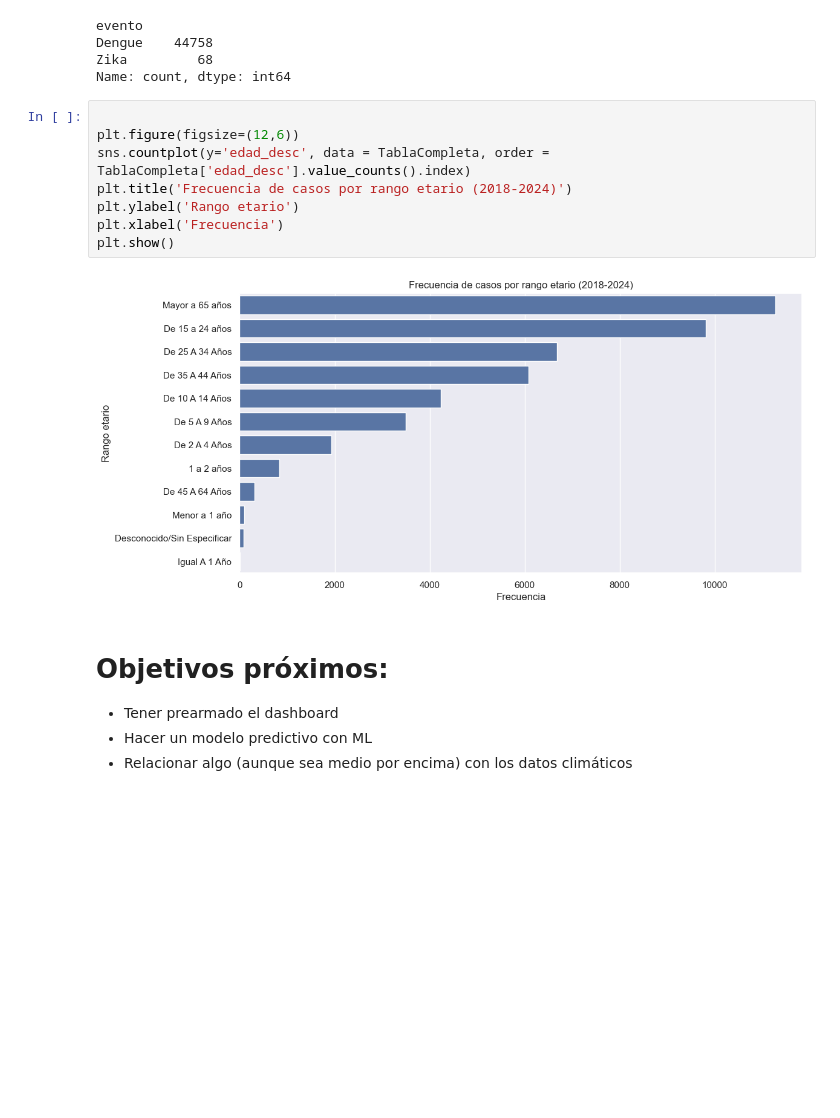
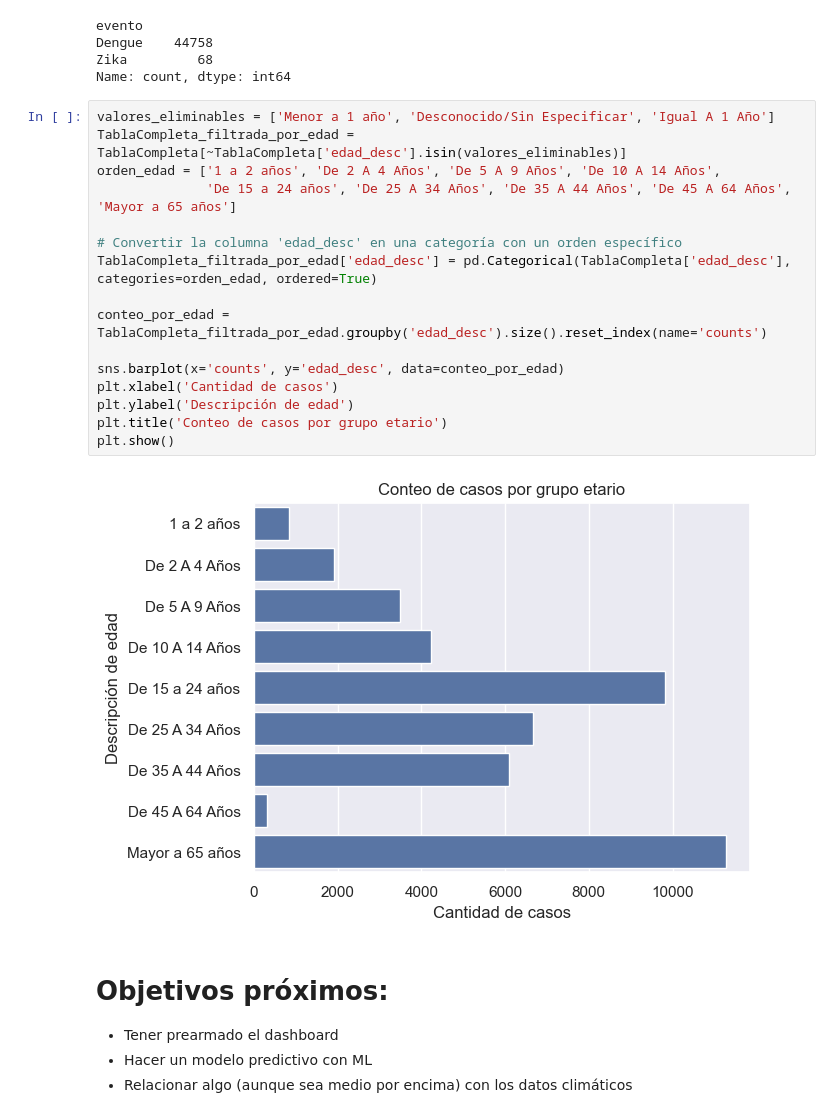
Before and after one commit to Valnir17/Dengue-y-Zika-Argentina, a Jupyter notebook: Manipulación de Tablas.ipynb, the cells around one changed output. Saved outputs shown, nothing was run; the diff lists cells and outputs as text; blank space fills up the shorter version.

Commit message:
grafico por edad

```diff
--- a/Manipulación de Tablas.ipynb
+++ b/Manipulación de Tablas.ipynb
@@ -757,16 +757,24 @@ evento
 Dengue    44758
 Zika         68
 Name: count, dtype: int64
-# %%
-
-plt.figure(figsize=(12,6))
-sns.countplot(y='edad_desc', data = TablaCompleta, order = TablaCompleta['edad_desc'].value_counts().index)
-plt.title('Frecuencia de casos por rango etario (2018-2024)')
-plt.ylabel('Rango etario')
-plt.xlabel('Frecuencia')
-plt.show()
-# %% [output]
-[figure, removed]
+# %%
+valores_eliminables = ['Menor a 1 año', 'Desconocido/Sin Especificar', 'Igual A 1 Año']
+TablaCompleta_filtrada_por_edad = TablaCompleta[~TablaCompleta['edad_desc'].isin(valores_eliminables)]
+orden_edad = ['1 a 2 años', 'De 2 A 4 Años', 'De 5 A 9 Años', 'De 10 A 14 Años',
+              'De 15 a 24 años', 'De 25 A 34 Años', 'De 35 A 44 Años', 'De 45 A 64 Años', 'Mayor a 65 años']
+
+# Convertir la columna 'edad_desc' en una categoría con un orden específico
+TablaCompleta_filtrada_por_edad['edad_desc'] = pd.Categorical(TablaCompleta['edad_desc'], categories=orden_edad, ordered=True)
+
+conteo_por_edad = TablaCompleta_filtrada_por_edad.groupby('edad_desc').size().reset_index(name='counts')
+
+sns.barplot(x='counts', y='edad_desc', data=conteo_por_edad)
+plt.xlabel('Cantidad de casos')
+plt.ylabel('Descripción de edad')
+plt.title('Conteo de casos por grupo etario')
+plt.show()
+# %% [output]
+[figure, added]
 # %% [markdown]
 # Objetivos próximos:
 
```
Also changed, not shown: parts of 2 cells of this notebook, 1 other file.
